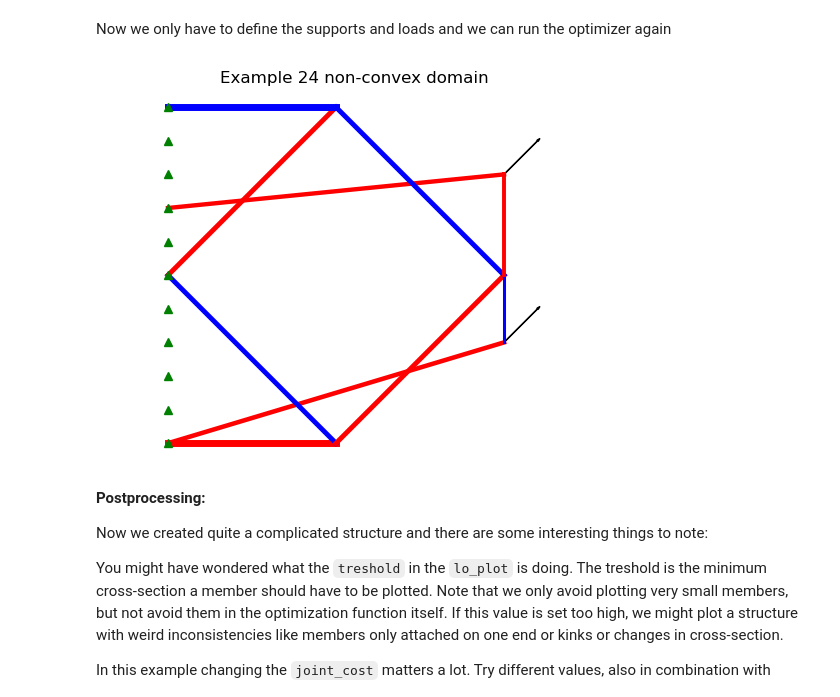
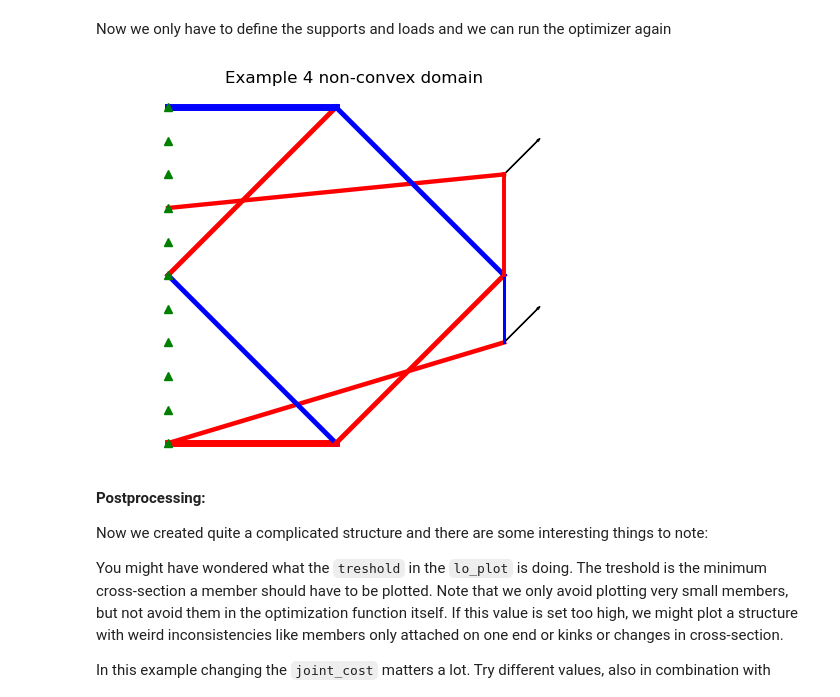
Before and after one commit to TUDelft-books/Finite-Elements-in-CEG, a Jupyter notebook: book/advanced_topics/layopt/examples.ipynb, the cells around one changed output. Drawn from its saved outputs; the diff is of its cells as text; code cells hidden in the pictures.

```diff
--- a/book/advanced_topics/layopt/examples.ipynb
+++ b/book/advanced_topics/layopt/examples.ipynb
@@ -248,31 +250,31 @@ Now we only have to define the supports and loads and we can run the optimizer a
 # %%
 supports = {
     0: [0, 0, 0],
     1: [0, 0, 0],
     2: [0, 0, 0],
     3: [0, 0, 0],
     4: [0, 0, 0],
     5: [0, 0, 0],
     6: [0, 0, 0],
     7: [0, 0, 0],
     8: [0, 0, 0],
     9: [0, 0, 0],
     10: [0, 0, 0],
 }
 
 # Load data as a list of dictionary of node indices to load vectors
 loads = [{
     83: [1, 1, 0],
     78: [1, 1, 0],
 }]
 
 # Joint cost
 joint_cost = 2.5
 
 Nd, Cn, a, q = trussopt.lo(nodes, lines, supports, loads, joint_cost=joint_cost)
-trussopt.lo_plot(Nd, Cn, a, q, supports, loads, threshold=0.01, str='Example 24 non-convex domain', update=True, plane='xy')
+trussopt.lo_plot(Nd, Cn, a, q, supports, loads, threshold=0.01, str='Example 4 non-convex domain', update=True, plane='xy')
 # %% [output]
-[figure, old version]
+[figure, new version]
 # %% [markdown]
 **Postprocessing:**
 
```
Also changed, not shown: parts of 1 cell of this notebook, 1 other file.
